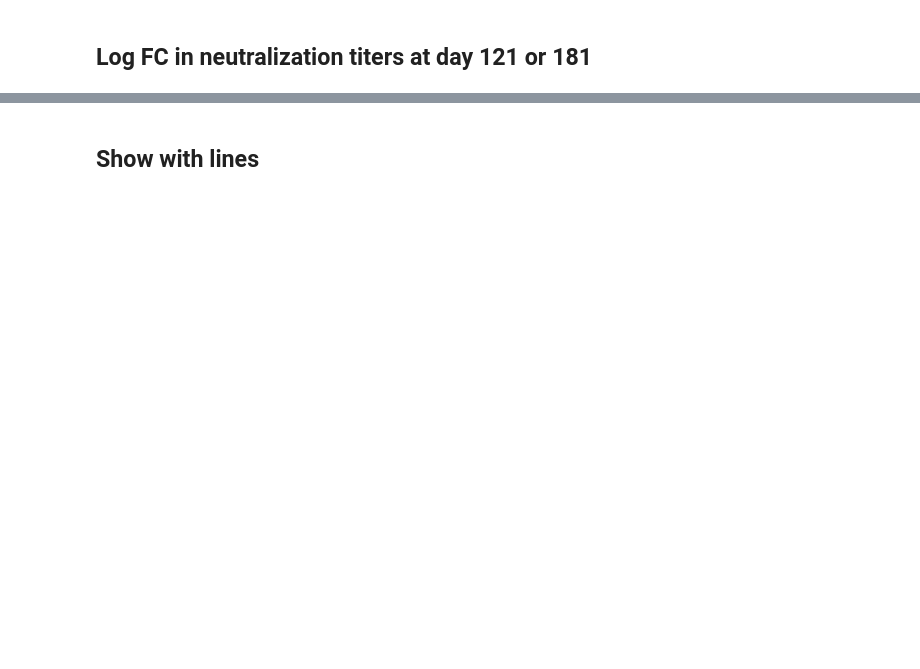
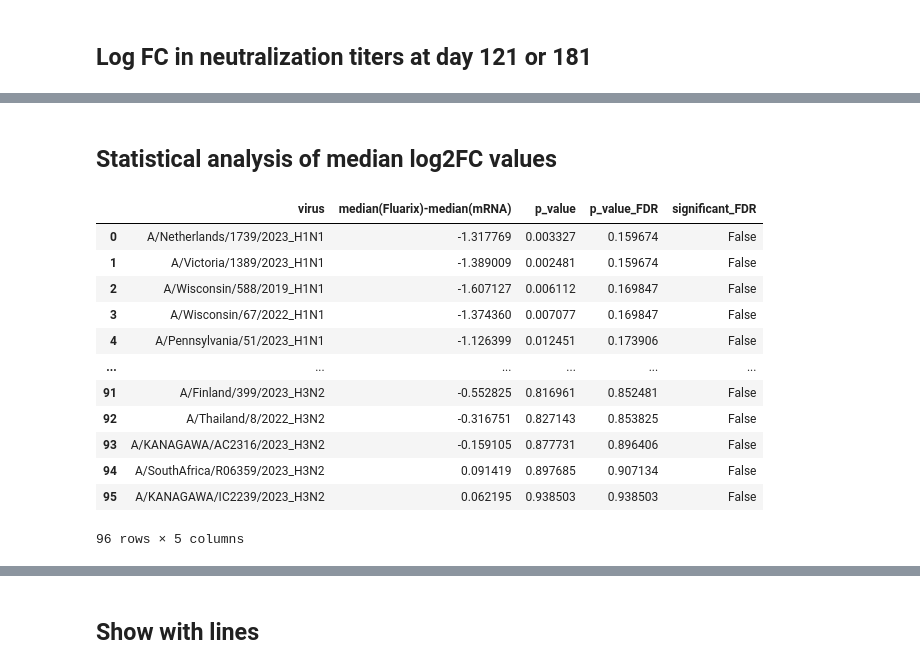
Before and after one commit to jbloomlab/flu_seqneut_with_Ellebedy_lab, a Jupyter notebook: non-pipeline_analyses/custom_titer_plots/notebooks/plot_post_vaccination.ipynb, the cells around one changed output, grey strips where cells are left out. Drawn from its saved outputs; the diff is of its cells as text; code cells hidden in the pictures; blank space fills up the shorter version.

```diff
--- a/non-pipeline_analyses/custom_titer_plots/notebooks/plot_post_vaccination.ipynb
+++ b/non-pipeline_analyses/custom_titer_plots/notebooks/plot_post_vaccination.ipynb
@@ -312,3 +299,52 @@ IFrame(os.path.join(resultsdir, 'H3N2_day121-181_pre-post_fold-change.pdf'), wid
 IFrame(os.path.join(resultsdir, 'H1N1_day121-181_pre-post_fold-change.pdf'), width=700, height=500)
 # %% [output]
 [interactive output not drawn]
+# %% [markdown]
+## Statistical analysis of median log2FC values
+# %%
+# Mann Whitney U two-sided test
+p_values = []
+median_diff = []
+virus_with_stats = []
+
+for titer, titer_df in pivot_titers.groupby('virus'):
+    groupA = titer_df[titer_df['vaccine'] == 'Fluarix (n=14)']['log2_fc_d29'].dropna()
+    groupB = titer_df[titer_df['vaccine'] == 'mRNA-1010 (n=13)']['log2_fc_d29'].dropna()
+
+    if len(groupA) > 0 and len(groupB) > 0:
+        # Mann-Whitney U Test (two-sided)
+        stat, p = mannwhitneyu(groupA, groupB, alternative='two-sided')
+        p_values.append(p)
+        median_diff.append(groupA.median() - groupB.median())
+        virus_with_stats.append(titer)
+    else:
+        # Not enough data — skip
+        continue
+
+# FDR correction
+reject, pvals_corrected, _, _ = multipletests(p_values, alpha=0.05, method='fdr_bh')
+
+# Summary results
+results_df = pd.DataFrame({
+    'virus': virus_with_stats,
+    'median(Fluarix)-median(mRNA)': median_diff,
+    'p_value': p_values,
+    'p_value_FDR': pvals_corrected,
+    'significant_FDR': reject
+}).sort_values('p_value_FDR')
+
+results_df.reset_index(drop=True)
+# %% [output]
+|  | virus | median(Fluarix)-median(mRNA) | p_value | p_value_FDR | significant_FDR |
+| 0 | A/Netherlands/1739/2023_H1N1 | -1.317769 | 0.003327 | 0.159674 | False |
+| 1 | A/Victoria/1389/2023_H1N1 | -1.389009 | 0.002481 | 0.159674 | False |
+| 2 | A/Wisconsin/588/2019_H1N1 | -1.607127 | 0.006112 | 0.169847 | False |
+| 3 | A/Wisconsin/67/2022_H1N1 | -1.374360 | 0.007077 | 0.169847 | False |
+| 4 | A/Pennsylvania/51/2023_H1N1 | -1.126399 | 0.012451 | 0.173906 | False |
+| ... | ... | ... | ... | ... | ... |
+| 91 | A/Finland/399/2023_H3N2 | -0.552825 | 0.816961 | 0.852481 | False |
+| 92 | A/Thailand/8/2022_H3N2 | -0.316751 | 0.827143 | 0.853825 | False |
+| 93 | A/KANAGAWA/AC2316/2023_H3N2 | -0.159105 | 0.877731 | 0.896406 | False |
+| 94 | A/SouthAfrica/R06359/2023_H3N2 | 0.091419 | 0.897685 | 0.907134 | False |
+| 95 | A/KANAGAWA/IC2239/2023_H3N2 | 0.062195 | 0.938503 | 0.938503 | False |
+96 rows × 5 columns
```
Also changed, not shown: parts of 8 cells of this notebook, 10 other files.
